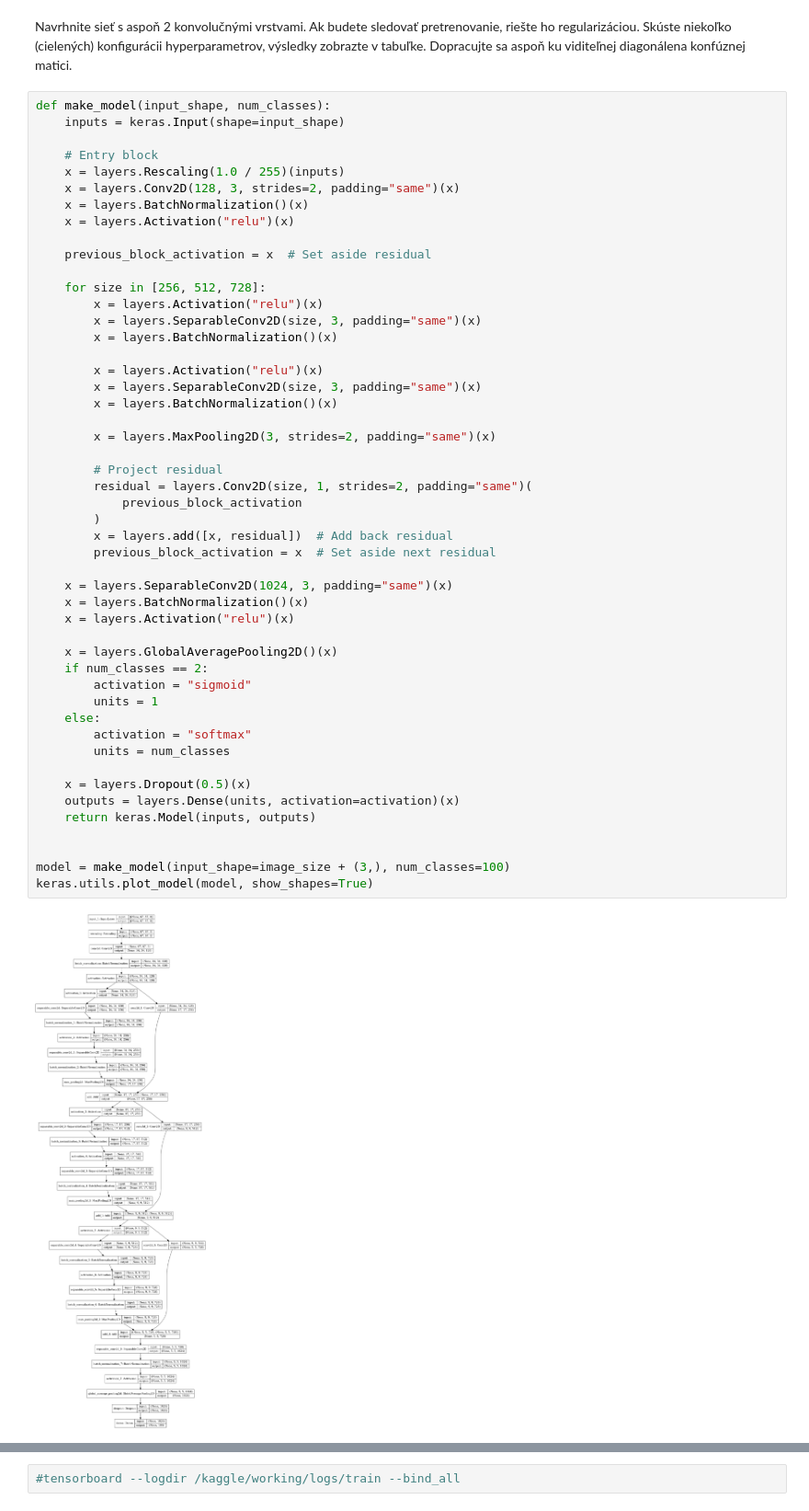
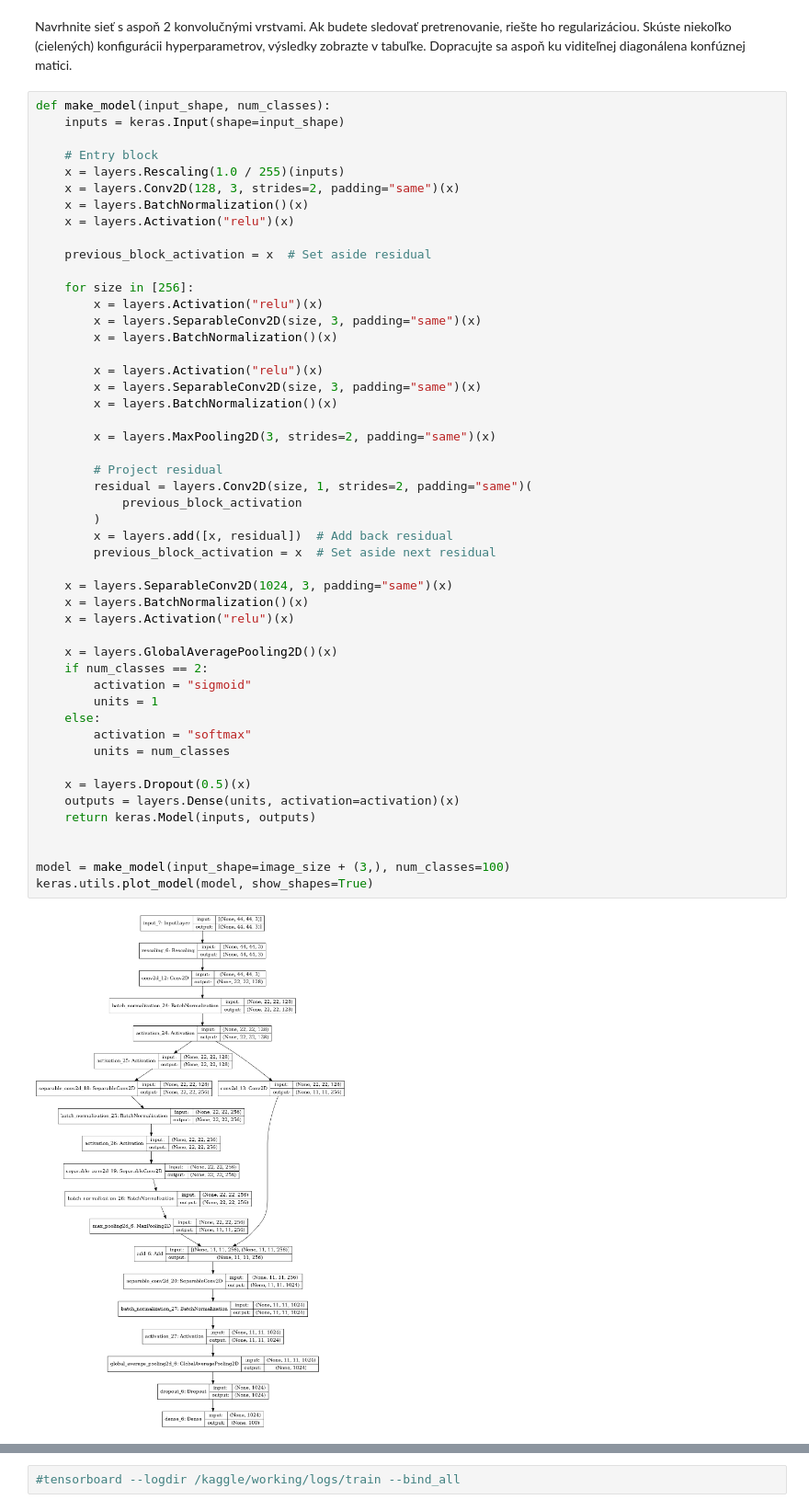
Before and after one commit to micudaroman/image-classification-sports, a Jupyter notebook: image-classification-sport.ipynb, the cells around one changed output, grey strips where cells are left out. Shown: that part at 92% size. Cells and saved outputs as stored; diff of their text form.

Commit message:
Kaggle Notebook | image-classification-sport | Version 6

```diff
--- a/image-classification-sport.ipynb
+++ b/image-classification-sport.ipynb
@@ -330,7 +331,7 @@ def make_model(input_shape, num_classes):
 
     previous_block_activation = x  # Set aside residual
 
-    for size in [256, 512, 728]:
+    for size in [256]:
         x = layers.Activation("relu")(x)
         x = layers.SeparableConv2D(size, 3, padding="same")(x)
         x = layers.BatchNormalization()(x)
@@ -341,31 +342,31 @@ def make_model(input_shape, num_classes):
 
         x = layers.MaxPooling2D(3, strides=2, padding="same")(x)
 
         # Project residual
         residual = layers.Conv2D(size, 1, strides=2, padding="same")(
             previous_block_activation
         )
         x = layers.add([x, residual])  # Add back residual
         previous_block_activation = x  # Set aside next residual
 
     x = layers.SeparableConv2D(1024, 3, padding="same")(x)
     x = layers.BatchNormalization()(x)
     x = layers.Activation("relu")(x)
 
     x = layers.GlobalAveragePooling2D()(x)
     if num_classes == 2:
         activation = "sigmoid"
         units = 1
     else:
         activation = "softmax"
         units = num_classes
 
     x = layers.Dropout(0.5)(x)
     outputs = layers.Dense(units, activation=activation)(x)
     return keras.Model(inputs, outputs)
 
 
 model = make_model(input_shape=image_size + (3,), num_classes=100)
 keras.utils.plot_model(model, show_shapes=True)
 # %% [output]
-[figure, old version]
+[figure, new version]
```
Also changed, not shown: parts of 30 cells of this notebook.
